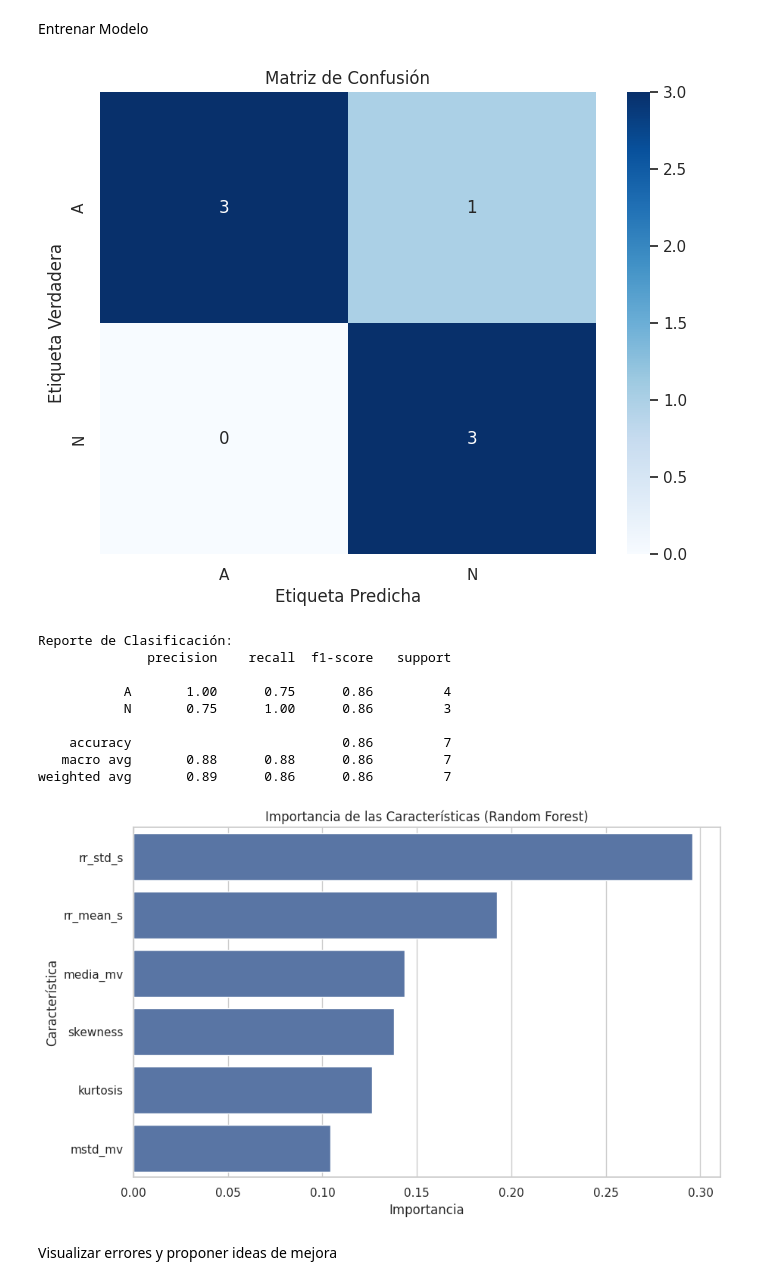
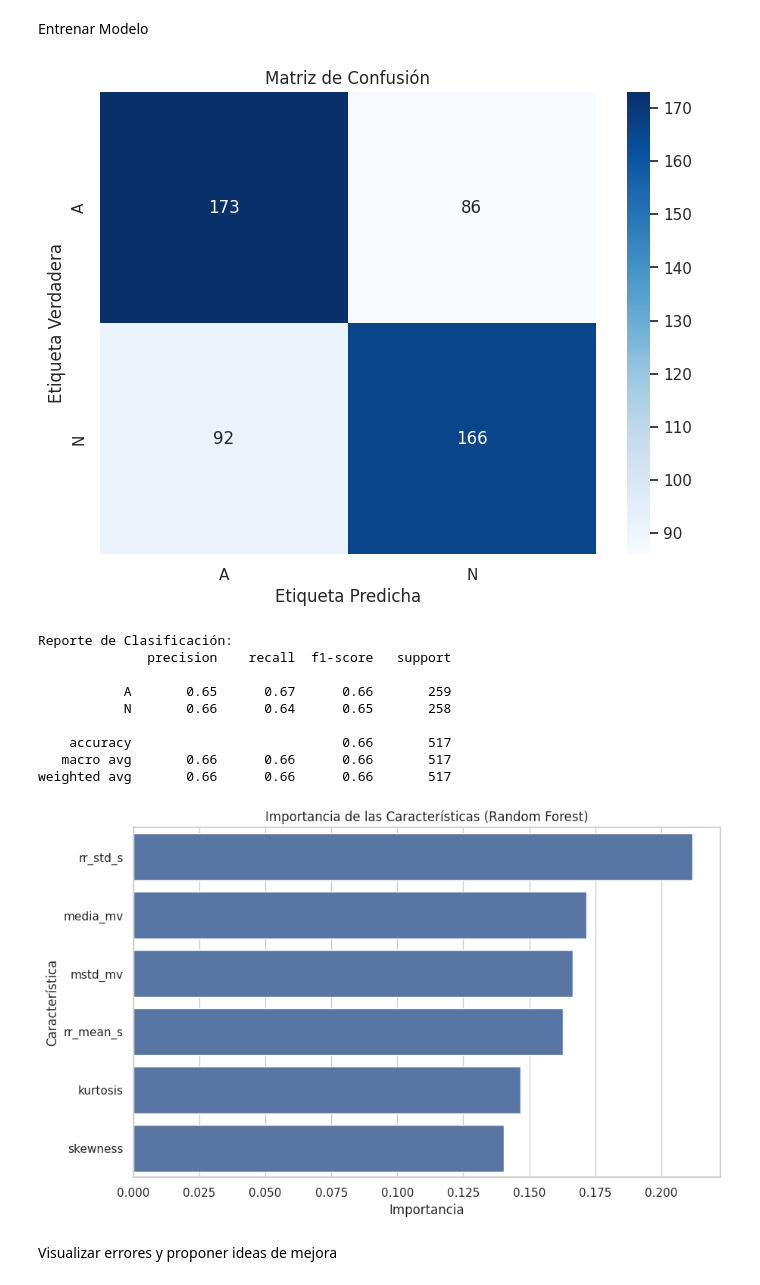
Before and after one commit to Macarena6MiMa/ProyectoML, a Jupyter notebook: ProyectoFinal.ipynb, the cells around one changed output. Drawn from its saved outputs; the diff is of its cells as text; code cells hidden in the pictures.

```diff
--- a/ProyectoFinal.ipynb
+++ b/ProyectoFinal.ipynb
@@ -143,17 +144,20 @@ df_clase_2 = df_features[df_features['clase'].str.startswith('A')]
 print("Registros que comienzan con 'N':", len(df_clase_1))
 print("Registros que comienzan con 'A':", len(df_clase_2))
 
-# Seleccionar 15 registros aleatorios de cada clase
-selected_clase_1 = df_clase_1.sample(n=738, random_state=35)
+# Seleccionar 738 registros aleatorios de cada clase
+selected_clase_1 = df_clase_1.sample(n=738, random_state=42)
+selected_clase_2 = df_clase_2.sample(n=738, random_state=42)
 # Concatenar los registros seleccionados
-df_selected = pd.concat([selected_clase_1, df_clase_2], ignore_index=True)
+df_selected = pd.concat([selected_clase_1, selected_clase_2], ignore_index=True)
+#hacer shuffle a todos los datos df_selected
+df_selected = df_selected.sample(frac=1, random_state=42).reset_index(drop=True)
+#mostrar las primeras 30 filas del DataFrame seleccionado
+print(df_selected.head())
 # Guardar el DataFrame seleccionado
 output_selected_path = os.path.join(data_dir, 'caracteristicas_entrenamiento_seleccionadas.csv')
 df_selected.to_csv(output_selected_path, index=False)
 # Cargar el CSV de registros seleccionados
 df_selected = pd.read_csv(output_selected_path)
-#mostrar las primeras 30 filas del DataFrame seleccionado
-print(df_selected.head())
 print("\nResumen estadístico de las variables numéricas:")
 print(df_selected.describe())
 # %% [output]
@@ -305,60 +309,62 @@ from sklearn.metrics import confusion_matrix, classification_report
 # Preparar los datos para el modelo
 # Seleccionar características y etiquetas
 features = ['media_mv', 'mstd_mv', 'skewness', 'kurtosis', 'rr_mean_s', 'rr_std_s']
-X = df_features[features]
-y = df_features['clase']
+X = df_selected[features]
+y = df_selected['clase']
 
 # Convertir etiquetas a formato numérico si es necesario (RandomForest puede manejar strings, pero es buena práctica)
 # Aquí asumimos que 'N' y 'A' son las únicas clases de interés para el modelo, o que queremos clasificar todo.
 # Si solo nos interesan N y A, filtramos el dataframe antes de entrenar.
-df_filtered = df_selected[df_features['clase'].isin(['N', 'A'])]
-X_filtered = df_filtered[features]
-y_filtered = df_filtered['clase']
+X_filtered = df_selected[features]
+y_filtered = df_selected['clase']
 
 # Dividir los datos en conjuntos de entrenamiento y prueba
-X_train, X_test, y_train, y_test = train_test_split(X_filtered, y_filtered, test_size=0.3, random_state=42, stratify=y_filtered) # stratify ayuda con desbalance de clases
+X_train, X_test, y_train, y_test = train_test_split(X_filtered, y_filtered, test_size=0.35, random_state=42, stratify=y_filtered) # stratify ayuda con desbalance de clases
 
 # Entrenar el modelo de Random Forest
-model = RandomForestClassifier(n_estimators=100, random_state=42)
+model = RandomForestClassifier(n_estimators=350)
 model.fit(X_train, y_train)
 
 # Realizar predicciones en el conjunto de prueba
 y_pred = model.predict(X_test)
 
 # Evaluar el modelo con la matriz de confusión
 cm = confusion_matrix(y_test, y_pred)
 
 # Visualizar la matriz de confusión
 plt.figure(figsize=(8, 6))
 sns.heatmap(cm, annot=True, fmt='d', cmap='Blues', xticklabels=['A', 'N'], yticklabels=['A', 'N'])
 plt.title('Matriz de Confusión')
 plt.xlabel('Etiqueta Predicha')
 plt.ylabel('Etiqueta Verdadera')
 plt.show()
 
 # Mostrar reporte de clasificación
 print("\nReporte de Clasificación:")
 print(classification_report(y_test, y_pred))
+# Obtener la importancia de las características del modelo entrenado
+feature_importances = pd.Series(model.feature_importances_, index=features).sort_values(ascending=False)
+
 
 # Visualizar la importancia de las características
 plt.figure(figsize=(10, 6))
 sns.barplot(x=feature_importances, y=feature_importances.index)
 plt.title('Importancia de las Características (Random Forest)')
 plt.xlabel('Importancia')
 plt.ylabel('Característica')
 plt.show()
 # %% [output]
-[figure, old version]
+[figure, new version]
 Reporte de Clasificación:
               precision    recall  f1-score   support
 
-           A       1.00      0.75      0.86         4
-           N       0.75      1.00      0.86         3
+           A       0.65      0.67      0.66       259
+           N       0.66      0.64      0.65       258
 
-    accuracy                           0.86         7
-   macro avg       0.88      0.88      0.86         7
-weighted avg       0.89      0.86      0.86         7
+    accuracy                           0.66       517
+   macro avg       0.66      0.66      0.66       517
+weighted avg       0.66      0.66      0.66       517
-[figure, old version]
+[figure, new version]
 # %% [markdown]
 Visualizar	errores	y	proponer	ideas	de	mejora
 # %% [markdown]
```
Also changed, not shown: parts of 8 cells of this notebook.
